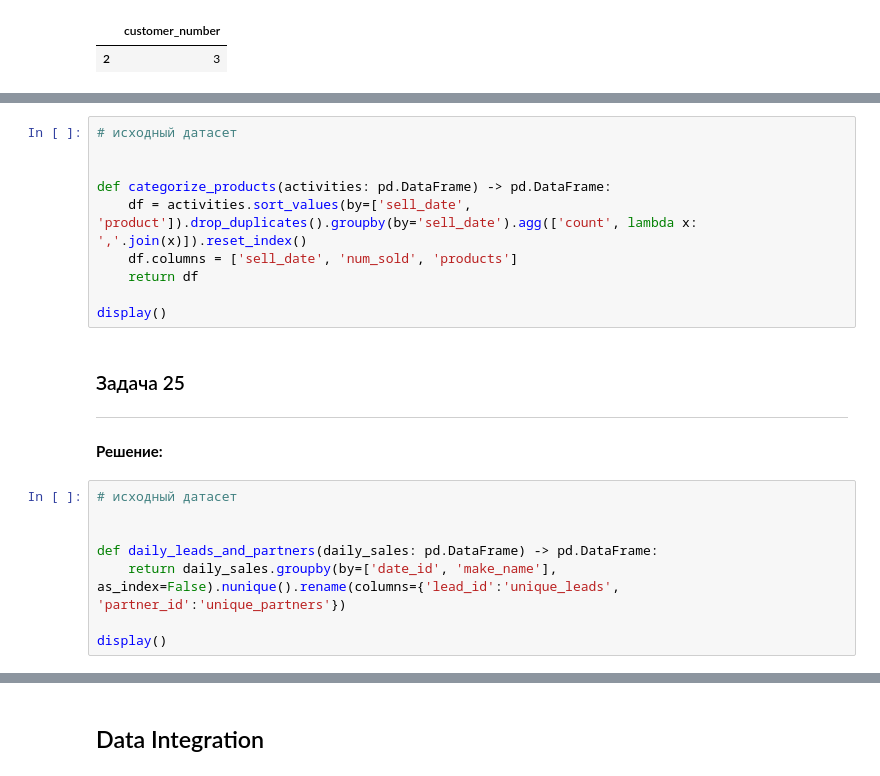
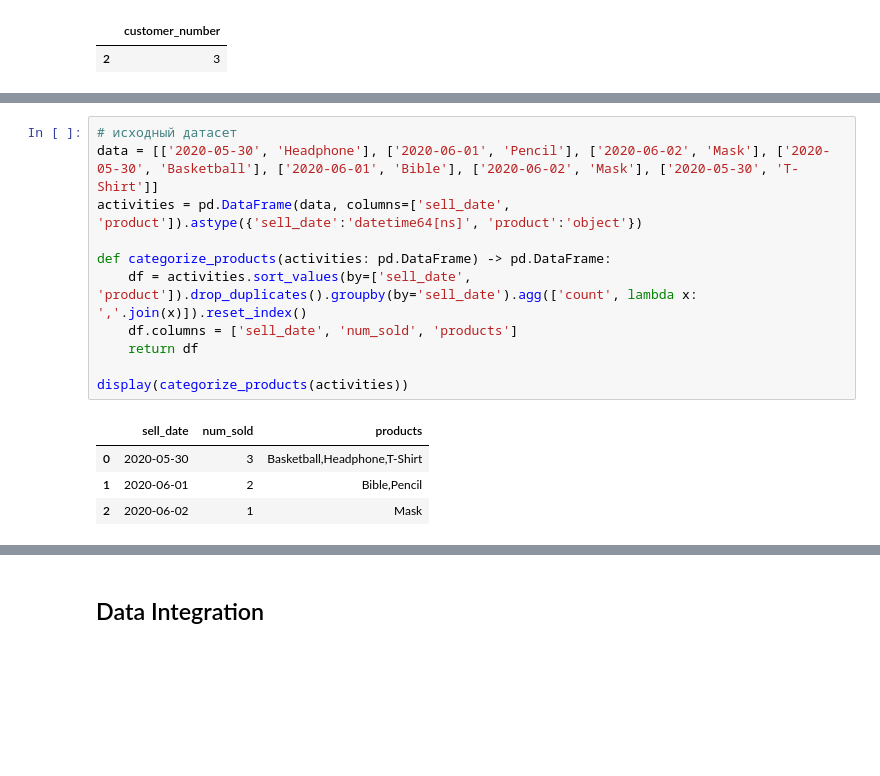
Before and after one commit to yazon315/LeetCode, a Jupyter notebook: 30_days_of_pandas.ipynb, the cells around one changed output, grey strips where cells are left out. Drawn from its saved outputs; the diff is of its cells as text; blank space fills up the shorter version.

```diff
--- a/30_days_of_pandas.ipynb
+++ b/30_days_of_pandas.ipynb
@@ -1543,25 +1591,16 @@ display(largest_orders(orders))
 # %%
 # исходный датасет
-
+data = [['2020-05-30', 'Headphone'], ['2020-06-01', 'Pencil'], ['2020-06-02', 'Mask'], ['2020-05-30', 'Basketball'], ['2020-06-01', 'Bible'], ['2020-06-02', 'Mask'], ['2020-05-30', 'T-Shirt']]
+activities = pd.DataFrame(data, columns=['sell_date', 'product']).astype({'sell_date':'datetime64[ns]', 'product':'object'})
 
 def categorize_products(activities: pd.DataFrame) -> pd.DataFrame:
     df = activities.sort_values(by=['sell_date', 'product']).drop_duplicates().groupby(by='sell_date').agg(['count', lambda x: ','.join(x)]).reset_index()
     df.columns = ['sell_date', 'num_sold', 'products']
     return df
 
-display()
+display(categorize_products(activities))
+# %% [output]
+|  | sell_date | num_sold | products |
+| 0 | 2020-05-30 | 3 | Basketball,Headphone,T-Shirt |
+| 1 | 2020-06-01 | 2 | Bible,Pencil |
+| 2 | 2020-06-02 | 1 | Mask |
-# %% [markdown]
-### Задача 25
-
-****
-
-
-**Решение:**
-# %%
-# исходный датасет
-
-
-def daily_leads_and_partners(daily_sales: pd.DataFrame) -> pd.DataFrame:
-    return daily_sales.groupby(by=['date_id', 'make_name'], as_index=False).nunique().rename(columns={'lead_id':'unique_leads', 'partner_id':'unique_partners'})
-
-display()
```
Also changed, not shown: parts of 22 cells of this notebook.
